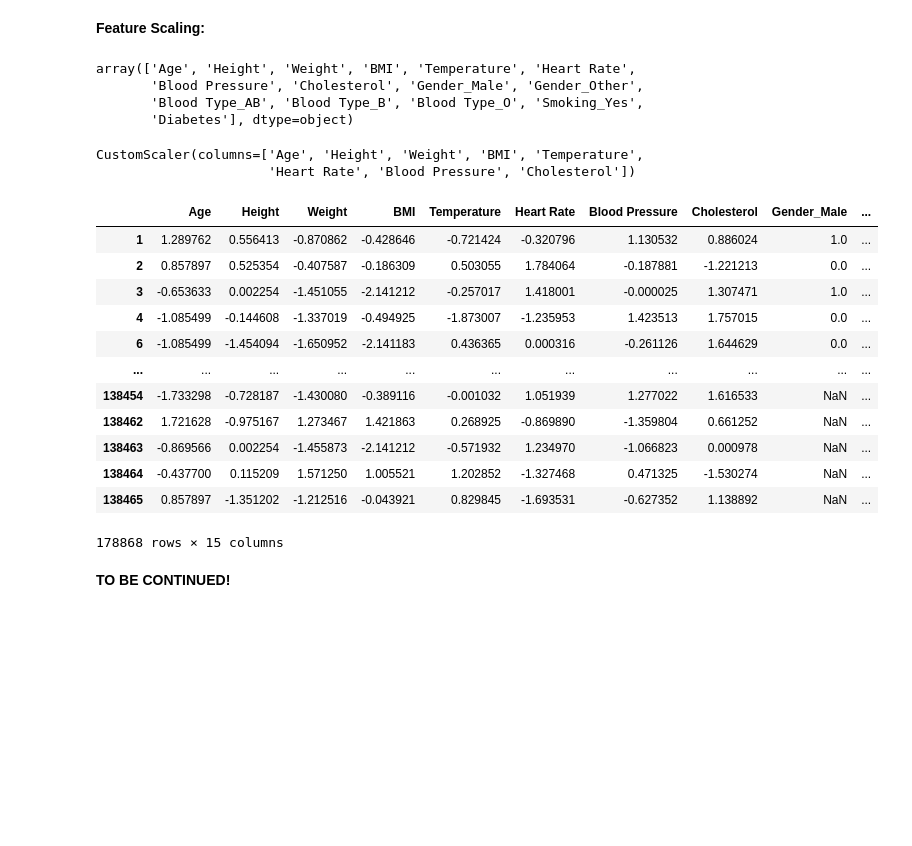
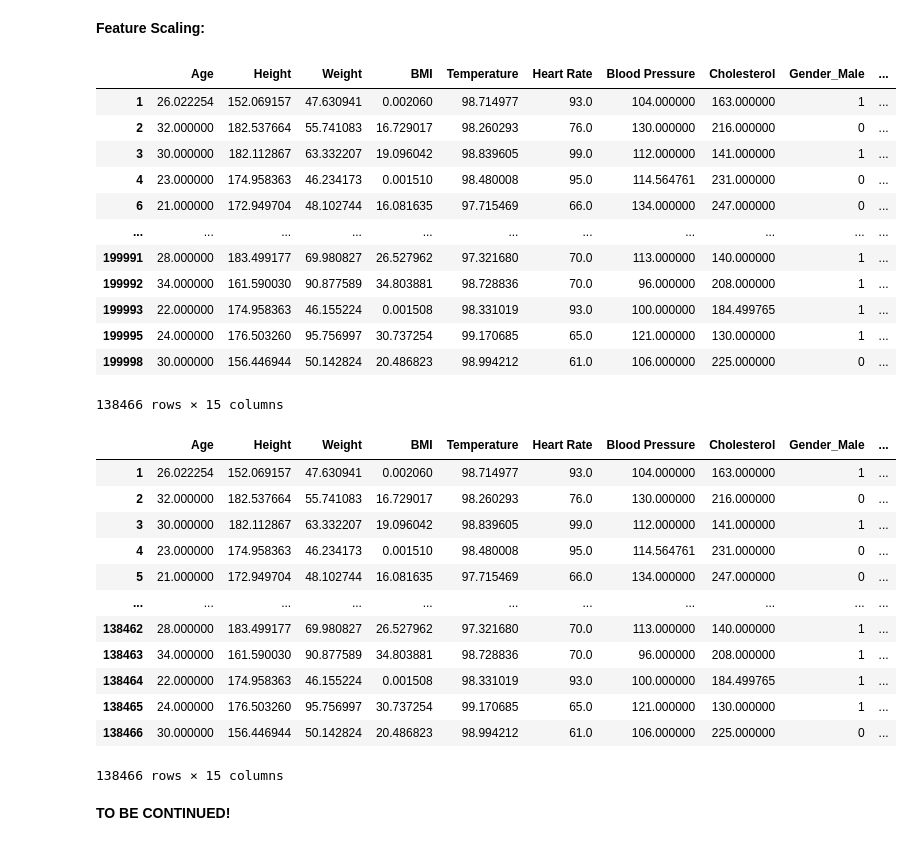
Before and after one commit to LaxmiVatsalyaDaita/Kaggle, a Jupyter notebook: med-students-data-analysis.ipynb, the cells around one changed output. Drawn from its saved outputs; the diff is of its cells as text; code cells hidden in the pictures; blank space fills up the shorter version.

```diff
--- a/med-students-data-analysis.ipynb
+++ b/med-students-data-analysis.ipynb
@@ -352,9 +352,18 @@ data_dummies.head()
 # %%
 unscaled = data_dummies.copy()
 # %%
-unscaled.columns.values
+unscaled
 # %% [output]
+|  | Age | Height | Weight | BMI | Temperature | Heart Rate | Blood Pressure | Cholesterol | Gender_Male | ... |
+| 1 | 26.022254 | 152.069157 | 47.630941 | 0.002060 | 98.714977 | 93.0 | 104.000000 | 163.000000 | 1 | ... |
+| 2 | 32.000000 | 182.537664 | 55.741083 | 16.729017 | 98.260293 | 76.0 | 130.000000 | 216.000000 | 0 | ... |
+| 3 | 30.000000 | 182.112867 | 63.332207 | 19.096042 | 98.839605 | 99.0 | 112.000000 | 141.000000 | 1 | ... |
+| 4 | 23.000000 | 174.958363 | 46.234173 | 0.001510 | 98.480008 | 95.0 | 114.564761 | 231.000000 | 0 | ... |
+| 6 | 21.000000 | 172.949704 | 48.102744 | 16.081635 | 97.715469 | 66.0 | 134.000000 | 247.000000 | 0 | ... |
+| ... | ... | ... | ... | ... | ... | ... | ... | ... | ... | ... |
+| 199991 | 28.000000 | 183.499177 | 69.980827 | 26.527962 | 97.321680 | 70.0 | 113.000000 | 140.000000 | 1 | ... |
+| 199992 | 34.000000 | 161.590030 | 90.877589 | 34.803881 | 98.728836 | 70.0 | 96.000000 | 208.000000 | 1 | ... |
+| 199993 | 22.000000 | 174.958363 | 46.155224 | 0.001508 | 98.331019 | 93.0 | 100.000000 | 184.499765 | 1 | ... |
+| 199995 | 24.000000 | 176.503260 | 95.756997 | 30.737254 | 99.170685 | 65.0 | 121.000000 | 130.000000 | 1 | ... |
+| 199998 | 30.000000 | 156.446944 | 50.142824 | 20.486823 | 98.994212 | 61.0 | 106.000000 | 225.000000 | 0 | ... |
-array(['Age', 'Height', 'Weight', 'BMI', 'Temperature', 'Heart Rate',
-       'Blood Pressure', 'Cholesterol', 'Gender_Male', 'Gender_Other',
-       'Blood Type_AB', 'Blood Type_B', 'Blood Type_O', 'Smoking_Yes',
-       'Diabetes'], dtype=object)
+138466 rows × 15 columns
@@ -390,5 +369,0 @@ med_scaler = CustomScaler(columns_to_scale)
-# %%
-med_scaler.fit(unscaled)
-# %% [output]
-CustomScaler(columns=['Age', 'Height', 'Weight', 'BMI', 'Temperature',
-                      'Heart Rate', 'Blood Pressure', 'Cholesterol'])
@@ -397,16 +369,0 @@ scaled = med_scaler.transform(unscaled)
-# %%
-scaled
-# %% [output]
-|  | Age | Height | Weight | BMI | Temperature | Heart Rate | Blood Pressure | Cholesterol | Gender_Male | ... |
-| 1 | 1.289762 | 0.556413 | -0.870862 | -0.428646 | -0.721424 | -0.320796 | 1.130532 | 0.886024 | 1.0 | ... |
-| 2 | 0.857897 | 0.525354 | -0.407587 | -0.186309 | 0.503055 | 1.784064 | -0.187881 | -1.221213 | 0.0 | ... |
-| 3 | -0.653633 | 0.002254 | -1.451055 | -2.141212 | -0.257017 | 1.418001 | -0.000025 | 1.307471 | 1.0 | ... |
-| 4 | -1.085499 | -0.144608 | -1.337019 | -0.494925 | -1.873007 | -1.235953 | 1.423513 | 1.757015 | 0.0 | ... |
-| 6 | -1.085499 | -1.454094 | -1.650952 | -2.141183 | 0.436365 | 0.000316 | -0.261126 | 1.644629 | 0.0 | ... |
-| ... | ... | ... | ... | ... | ... | ... | ... | ... | ... | ... |
-| 138454 | -1.733298 | -0.728187 | -1.430080 | -0.389116 | -0.001032 | 1.051939 | 1.277022 | 1.616533 | NaN | ... |
-| 138462 | 1.721628 | -0.975167 | 1.273467 | 1.421863 | 0.268925 | -0.869890 | -1.359804 | 0.661252 | NaN | ... |
-| 138463 | -0.869566 | 0.002254 | -1.455873 | -2.141212 | -0.571932 | 1.234970 | -1.066823 | 0.000978 | NaN | ... |
-| 138464 | -0.437700 | 0.115209 | 1.571250 | 1.005521 | 1.202852 | -1.327468 | 0.471325 | -1.530274 | NaN | ... |
-| 138465 | 0.857897 | -1.351202 | -1.212516 | -0.043921 | 0.829845 | -1.693531 | -0.627352 | 1.138892 | NaN | ... |
-178868 rows × 15 columns
@@ -413,2 +372,18 @@ scaled
+# %%
+unscaled
+# %% [output]
+|  | Age | Height | Weight | BMI | Temperature | Heart Rate | Blood Pressure | Cholesterol | Gender_Male | ... |
+| 1 | 26.022254 | 152.069157 | 47.630941 | 0.002060 | 98.714977 | 93.0 | 104.000000 | 163.000000 | 1 | ... |
+| 2 | 32.000000 | 182.537664 | 55.741083 | 16.729017 | 98.260293 | 76.0 | 130.000000 | 216.000000 | 0 | ... |
+| 3 | 30.000000 | 182.112867 | 63.332207 | 19.096042 | 98.839605 | 99.0 | 112.000000 | 141.000000 | 1 | ... |
+| 4 | 23.000000 | 174.958363 | 46.234173 | 0.001510 | 98.480008 | 95.0 | 114.564761 | 231.000000 | 0 | ... |
+| 5 | 21.000000 | 172.949704 | 48.102744 | 16.081635 | 97.715469 | 66.0 | 134.000000 | 247.000000 | 0 | ... |
+| ... | ... | ... | ... | ... | ... | ... | ... | ... | ... | ... |
+| 138462 | 28.000000 | 183.499177 | 69.980827 | 26.527962 | 97.321680 | 70.0 | 113.000000 | 140.000000 | 1 | ... |
+| 138463 | 34.000000 | 161.590030 | 90.877589 | 34.803881 | 98.728836 | 70.0 | 96.000000 | 208.000000 | 1 | ... |
+| 138464 | 22.000000 | 174.958363 | 46.155224 | 0.001508 | 98.331019 | 93.0 | 100.000000 | 184.499765 | 1 | ... |
+| 138465 | 24.000000 | 176.503260 | 95.756997 | 30.737254 | 99.170685 | 65.0 | 121.000000 | 130.000000 | 1 | ... |
+| 138466 | 30.000000 | 156.446944 | 50.142824 | 20.486823 | 98.994212 | 61.0 | 106.000000 | 225.000000 | 0 | ... |
+138466 rows × 15 columns
 # %% [markdown]
 **TO BE CONTINUED!**
```
Also changed, not shown: parts of 6 cells of this notebook.
